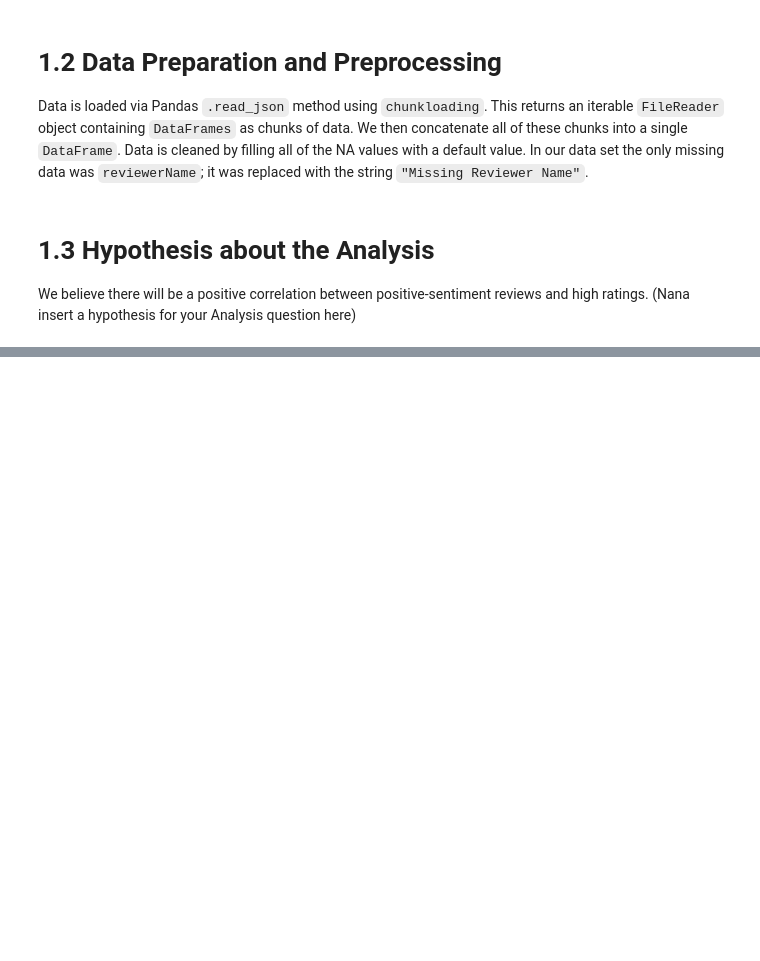
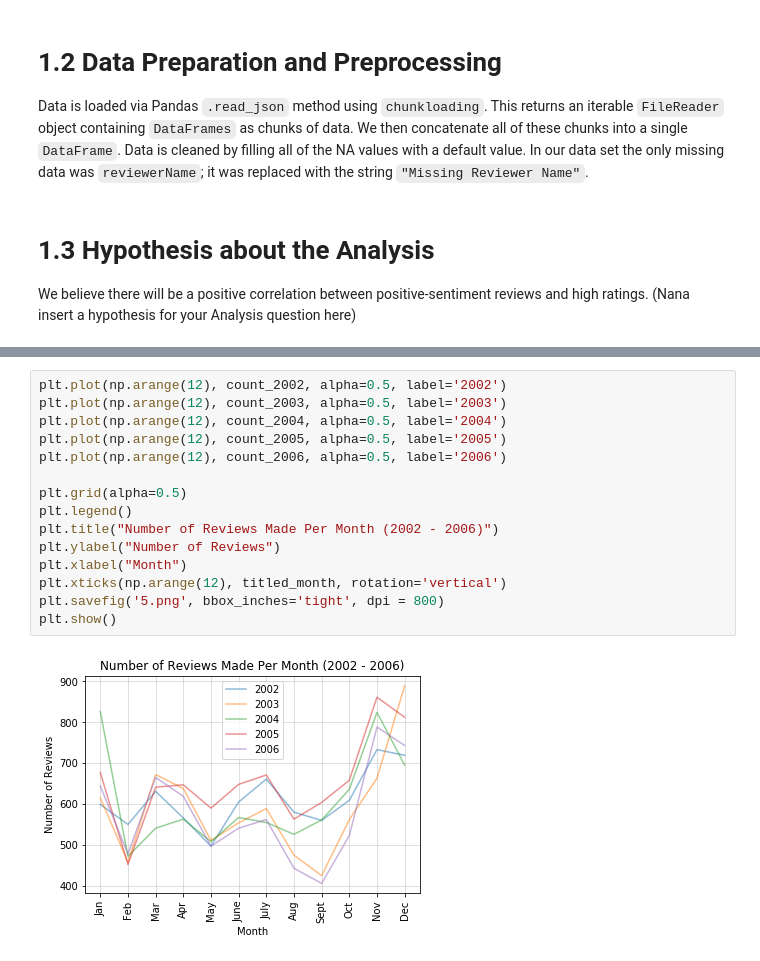
Before and after one commit to SisterN/data_analytics_assignment, a Jupyter notebook: Assignment.ipynb, the cells around one changed output, grey strips where cells are left out. Saved outputs shown, nothing was run; the diff lists cells and outputs as text; blank space fills up the shorter version.

```diff
--- a/Assignment.ipynb
+++ b/Assignment.ipynb
@@ -97,0 +313,17 @@ We believe there will be a positive correlation between positive-sentiment revie
+# %%
+plt.plot(np.arange(12), count_2002, alpha=0.5, label='2002')
+plt.plot(np.arange(12), count_2003, alpha=0.5, label='2003')
+plt.plot(np.arange(12), count_2004, alpha=0.5, label='2004')
+plt.plot(np.arange(12), count_2005, alpha=0.5, label='2005')
+plt.plot(np.arange(12), count_2006, alpha=0.5, label='2006')
+
+plt.grid(alpha=0.5)
+plt.legend()
+plt.title("Number of Reviews Made Per Month (2002 - 2006)")
+plt.ylabel("Number of Reviews")
+plt.xlabel("Month")
+plt.xticks(np.arange(12), titled_month, rotation='vertical')
+plt.savefig('5.png', bbox_inches='tight', dpi = 800)
+plt.show()
+# %% [output]
+[figure, added]
```
Also changed, not shown: parts of 15 cells of this notebook, 7 other files.
